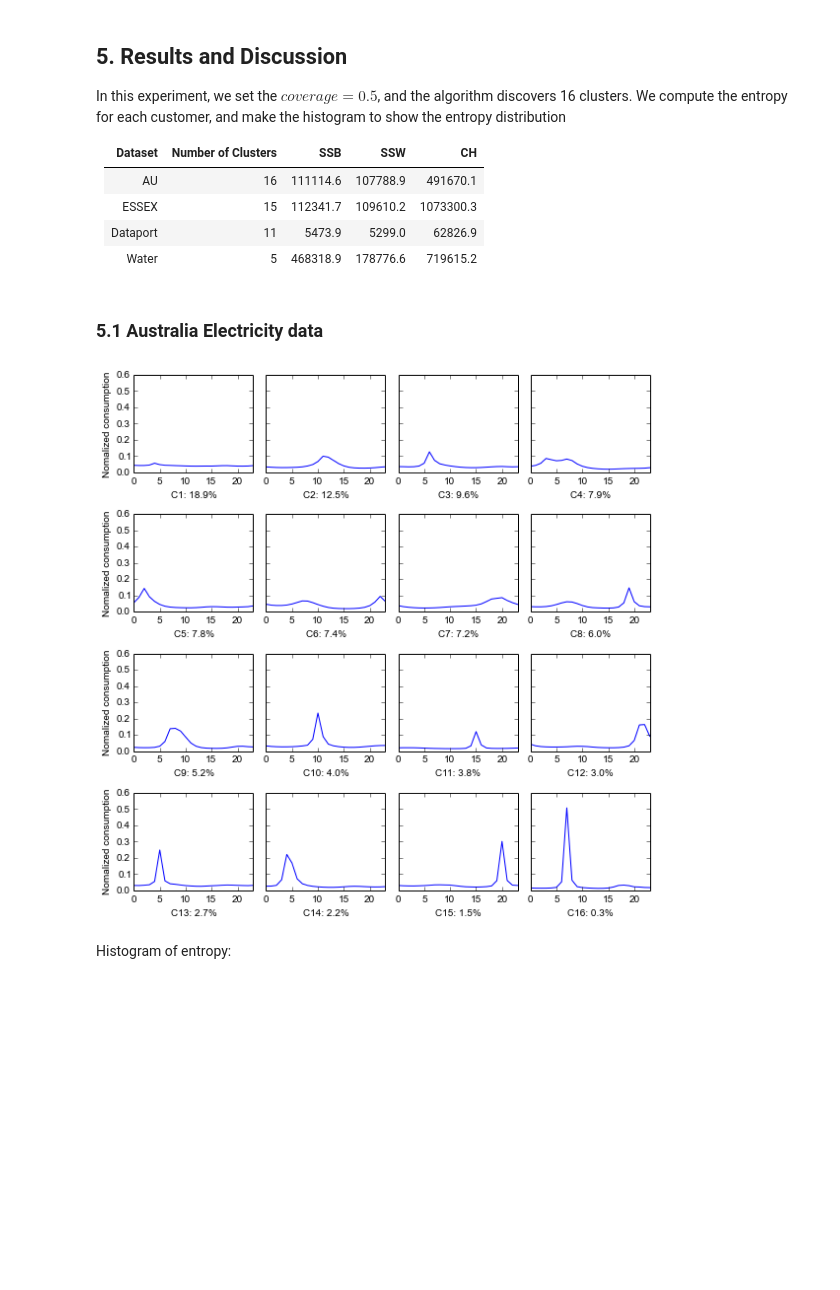
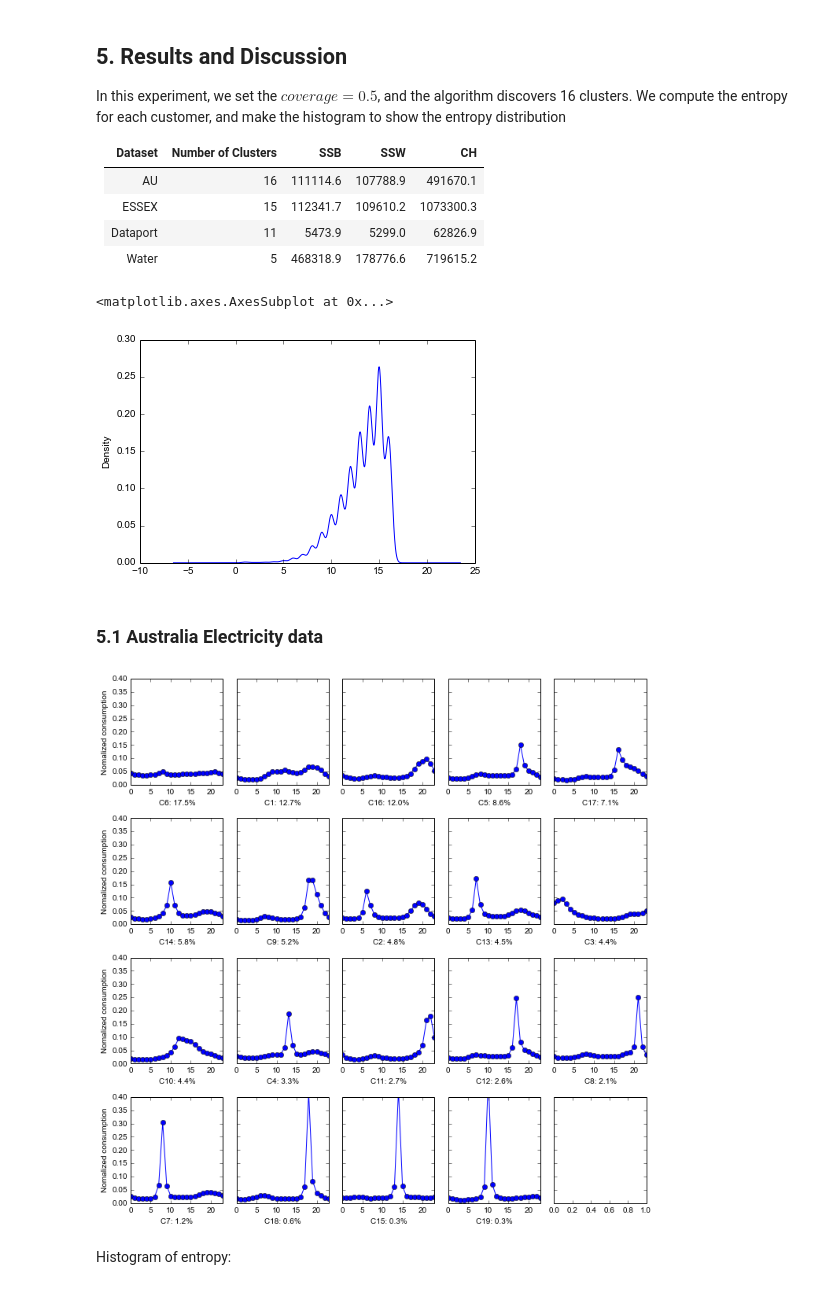
Before and after one commit to xiufengliu/SmartMeterDataAnalytics, a Jupyter notebook: experiments/clustering/Figures.ipynb, the cells around one changed output. Cells and saved outputs as stored; diff of their text form; code cells hidden in the pictures; blank space fills up the shorter version.

```diff
--- a/experiments/clustering/Figures.ipynb
+++ b/experiments/clustering/Figures.ipynb
@@ -147,12 +149,24 @@ def plot_entropy(file_name):
     axs.set_xlabel('Entropy')
     axs.set_ylabel('Number of households')
     axs.hist(data.entropy, alpha=0.5)
+# %%
+data = pd.read_csv('tags.csv',sep='|', names=['meterID','centroidCount'])
+data.centroidCount.plot.kde()
+
+
+#fig = plt.plot(groupbyFrm.centroidCount, groupbyFrm.meterID)
+
+
+#ser.plot.kde()
+# %% [output]
+<matplotlib.axes.AxesSubplot at 0x...>
+[figure, added]
 # %% [markdown]
 ### 5.1 Australia Electricity data
 # %%
-plot_centroids("au_centroid.csv", 4, 4, 0.6)
+plot_centroids("au_centroid.csv", 4, 5, 0.4)
 # %% [output]
-[figure, old version]
+[figure, new version]
 # %% [markdown]
 Histogram of entropy:
 # %%
```
Also changed, not shown: parts of 10 cells of this notebook, 10 other files.
